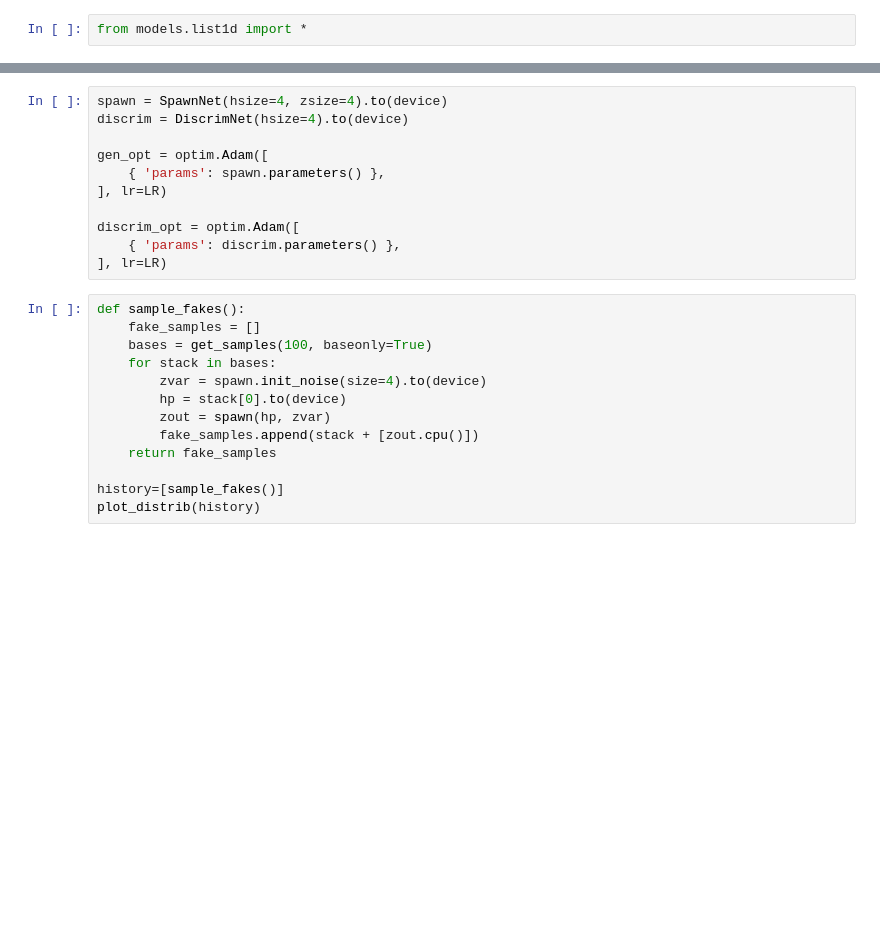
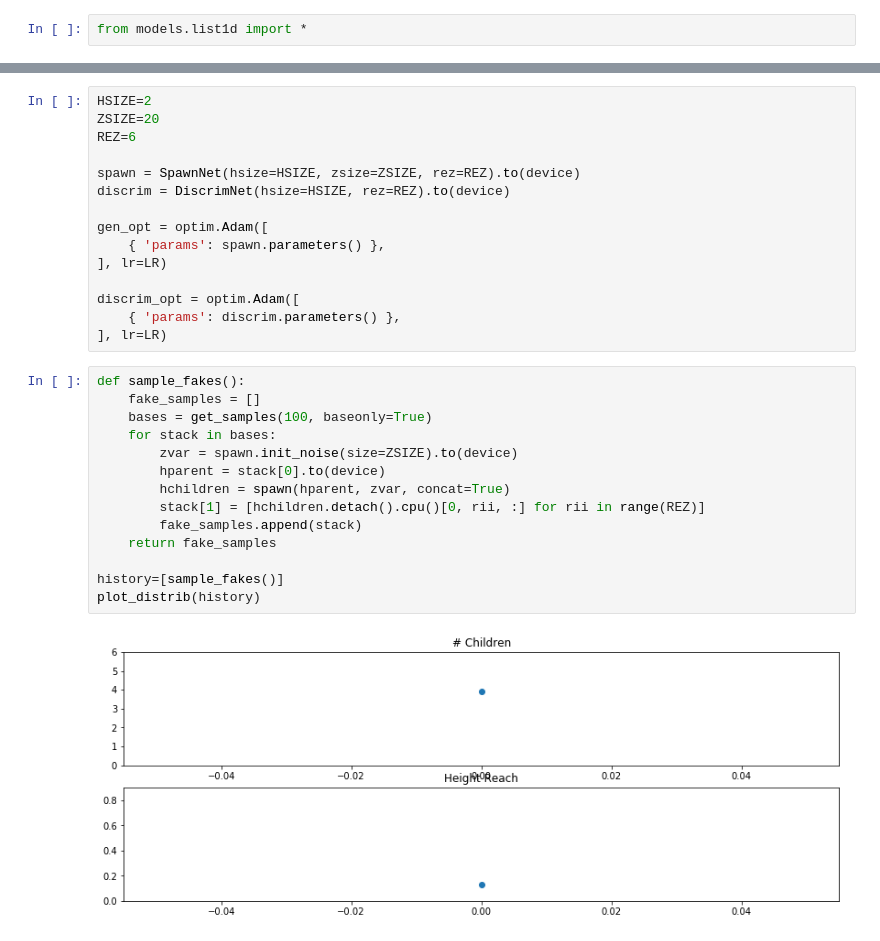
Before and after one commit to ul1994/mpgan, a Jupyter notebook: List1D.ipynb, the cells around one changed output, grey strips where cells are left out. Drawn from its saved outputs; the diff is of its cells as text; blank space fills up the shorter version.

```diff
--- a/List1D.ipynb
+++ b/List1D.ipynb
@@ -53,6 +55,10 @@ device
 # %%
-spawn = SpawnNet(hsize=4, zsize=4).to(device)
-discrim = DiscrimNet(hsize=4).to(device)
+HSIZE=2
+ZSIZE=20
+REZ=6
+
+spawn = SpawnNet(hsize=HSIZE, zsize=ZSIZE, rez=REZ).to(device)
+discrim = DiscrimNet(hsize=HSIZE, rez=REZ).to(device)
 
 gen_opt = optim.Adam([
     { 'params': spawn.parameters() },
@@ -64,16 +70,19 @@ discrim_opt = optim.Adam([
 # %%
 def sample_fakes():
     fake_samples = []
     bases = get_samples(100, baseonly=True)
     for stack in bases:
-        zvar = spawn.init_noise(size=4).to(device)
-        hp = stack[0].to(device)
-        zout = spawn(hp, zvar)
-        fake_samples.append(stack + [zout.cpu()])
+        zvar = spawn.init_noise(size=ZSIZE).to(device)
+        hparent = stack[0].to(device)
+        hchildren = spawn(hparent, zvar, concat=True)
+        stack[1] = [hchildren.detach().cpu()[0, rii, :] for rii in range(REZ)]
+        fake_samples.append(stack)
     return fake_samples
 
 history=[sample_fakes()]
 plot_distrib(history)
+# %% [output]
+[figure, added]
 # %%
 history=[]
 n_iters = 500 * 1000
```
Also changed, not shown: parts of 8 cells of this notebook, 4 other files.
